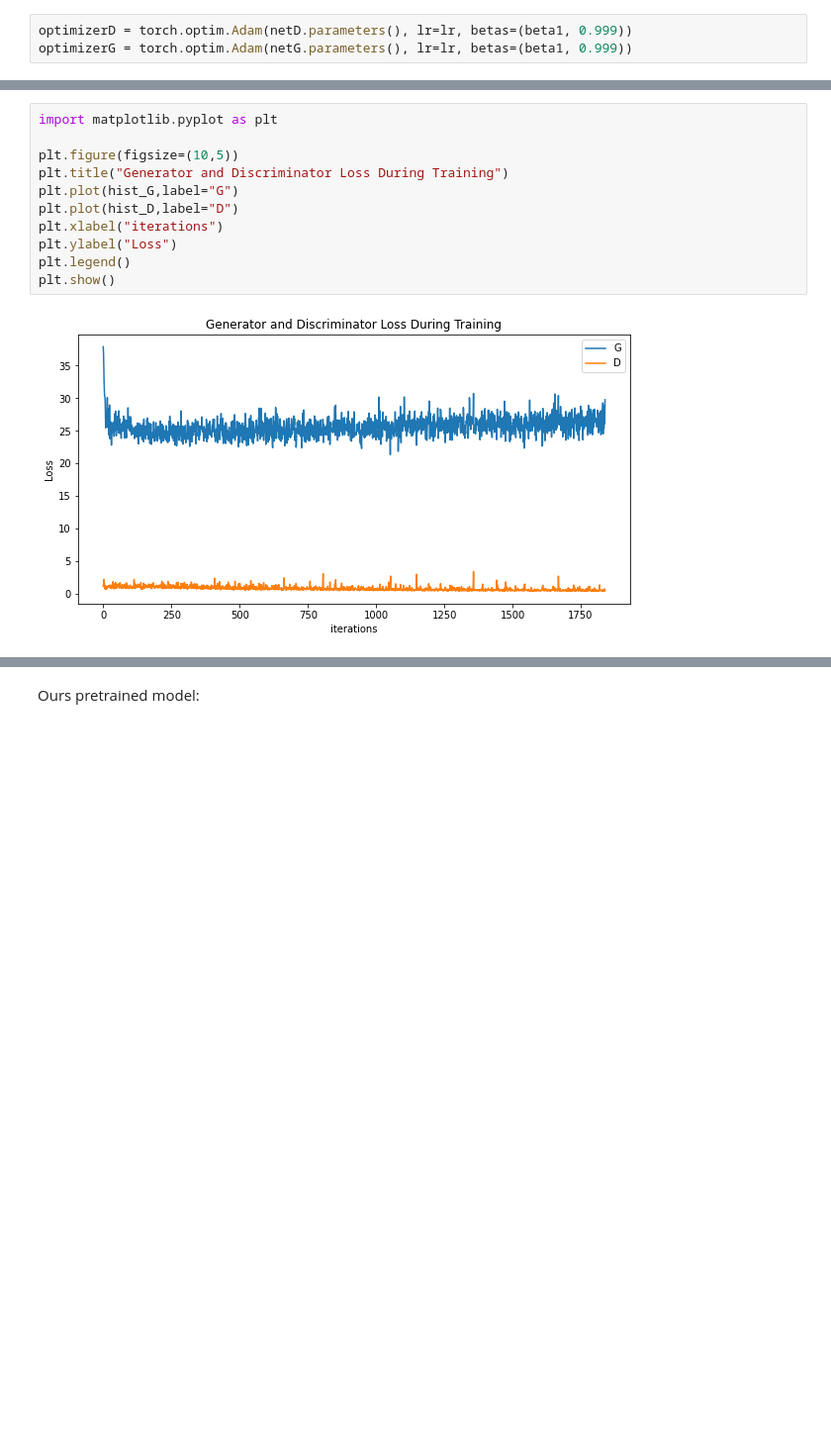
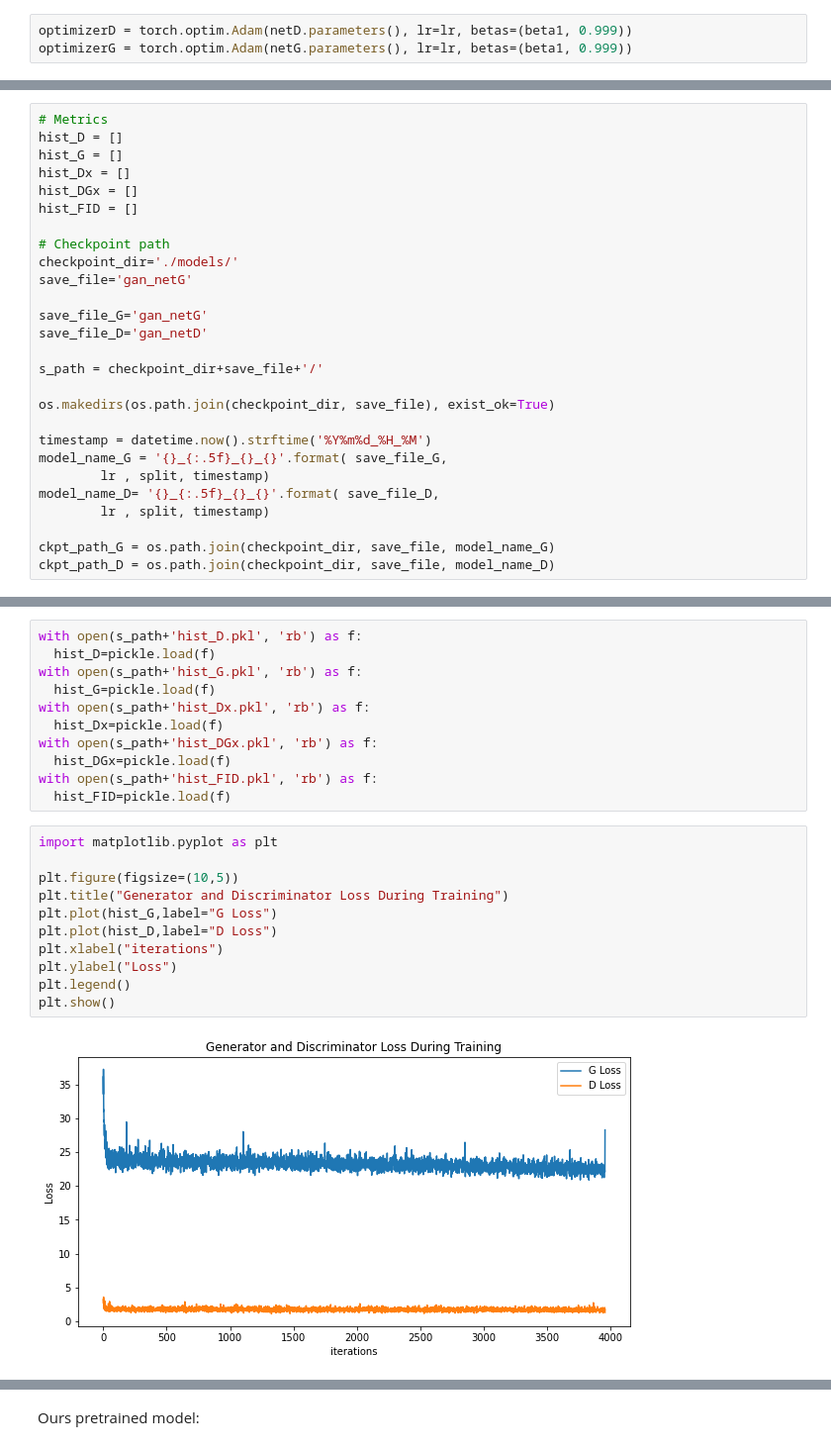
Before and after one commit to bojito/text-to-image-synthesis, a Jupyter notebook: 2_Text_to_Image.ipynb, the cells around one changed output, grey strips where cells are left out. Shown at 99% size. Cells and saved outputs as stored; diff of their text form; blank space fills up the shorter version.

```diff
--- a/2_Text_to_Image.ipynb
+++ b/2_Text_to_Image.ipynb
@@ -104,0 +225,27 @@ hist_DGx = []
+# %%
+# Metrics
+hist_D = []
+hist_G = []
+hist_Dx = []
+hist_DGx = []
+hist_FID = []
+
+# Checkpoint path
+checkpoint_dir='./models/'
+save_file='gan_netG'
+
+save_file_G='gan_netG'
+save_file_D='gan_netD'
+
+s_path = checkpoint_dir+save_file+'/'
+
+os.makedirs(os.path.join(checkpoint_dir, save_file), exist_ok=True)
+
+timestamp = datetime.now().strftime('%Y%m%d_%H_%M')
+model_name_G = '{}_{:.5f}_{}_{}'.format( save_file_G,
+        lr , split, timestamp)
+model_name_D= '{}_{:.5f}_{}_{}'.format( save_file_D,
+        lr , split, timestamp)
+
+ckpt_path_G = os.path.join(checkpoint_dir, save_file, model_name_G)
+ckpt_path_D = os.path.join(checkpoint_dir, save_file, model_name_D)
@@ -208,16 +454,27 @@ train_gan()
+# %%
+with open(s_path+'hist_D.pkl', 'rb') as f:
+  hist_D=pickle.load(f)
+with open(s_path+'hist_G.pkl', 'rb') as f:
+  hist_G=pickle.load(f)
+with open(s_path+'hist_Dx.pkl', 'rb') as f:
+  hist_Dx=pickle.load(f)
+with open(s_path+'hist_DGx.pkl', 'rb') as f:
+  hist_DGx=pickle.load(f)
+with open(s_path+'hist_FID.pkl', 'rb') as f:
+  hist_FID=pickle.load(f)
 # %%
 import matplotlib.pyplot as plt
 
 plt.figure(figsize=(10,5))
 plt.title("Generator and Discriminator Loss During Training")
-plt.plot(hist_G,label="G")
-plt.plot(hist_D,label="D")
+plt.plot(hist_G,label="G Loss")
+plt.plot(hist_D,label="D Loss")
 plt.xlabel("iterations")
 plt.ylabel("Loss")
 plt.legend()
 plt.show()
 # %% [output]
-[figure, old version]
+[figure, new version]
 # %%
 import matplotlib.pyplot as plt
 
```
Also changed, not shown: parts of 57 cells of this notebook, 1 other file.
